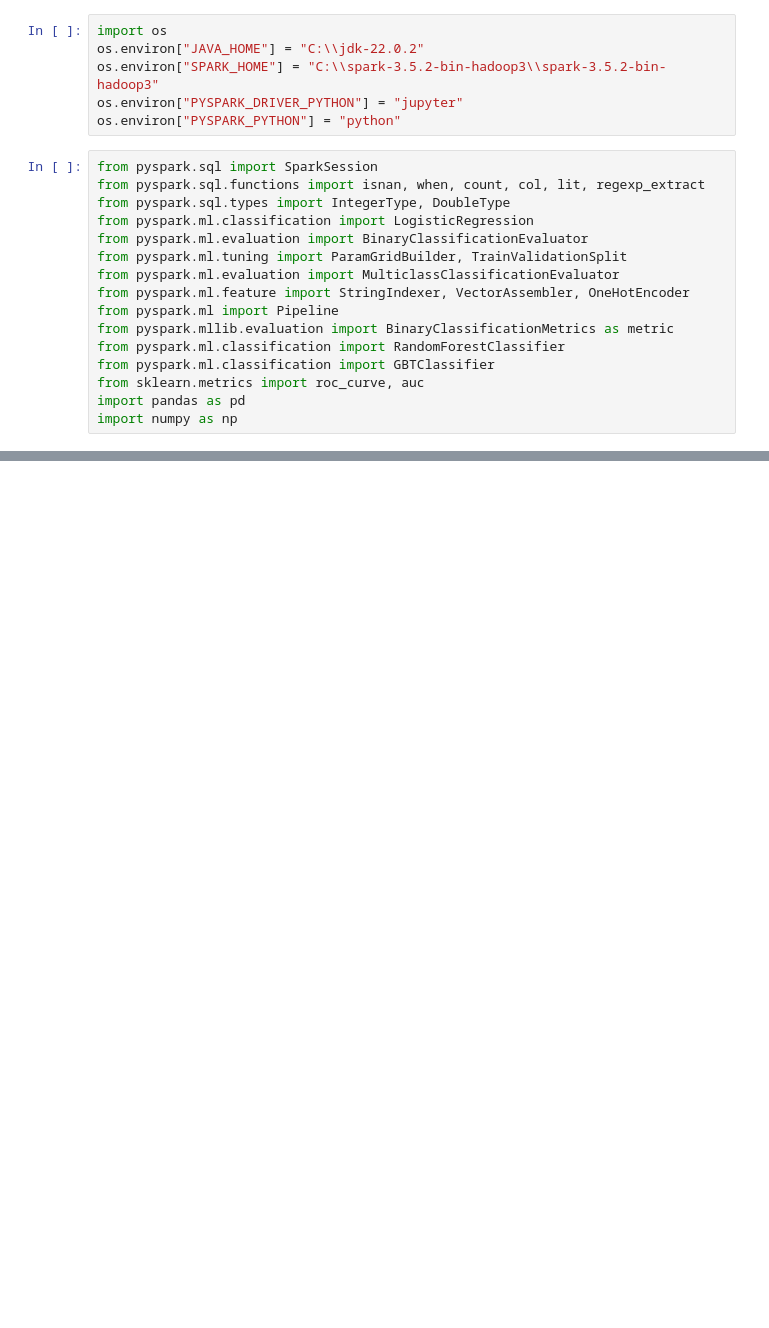
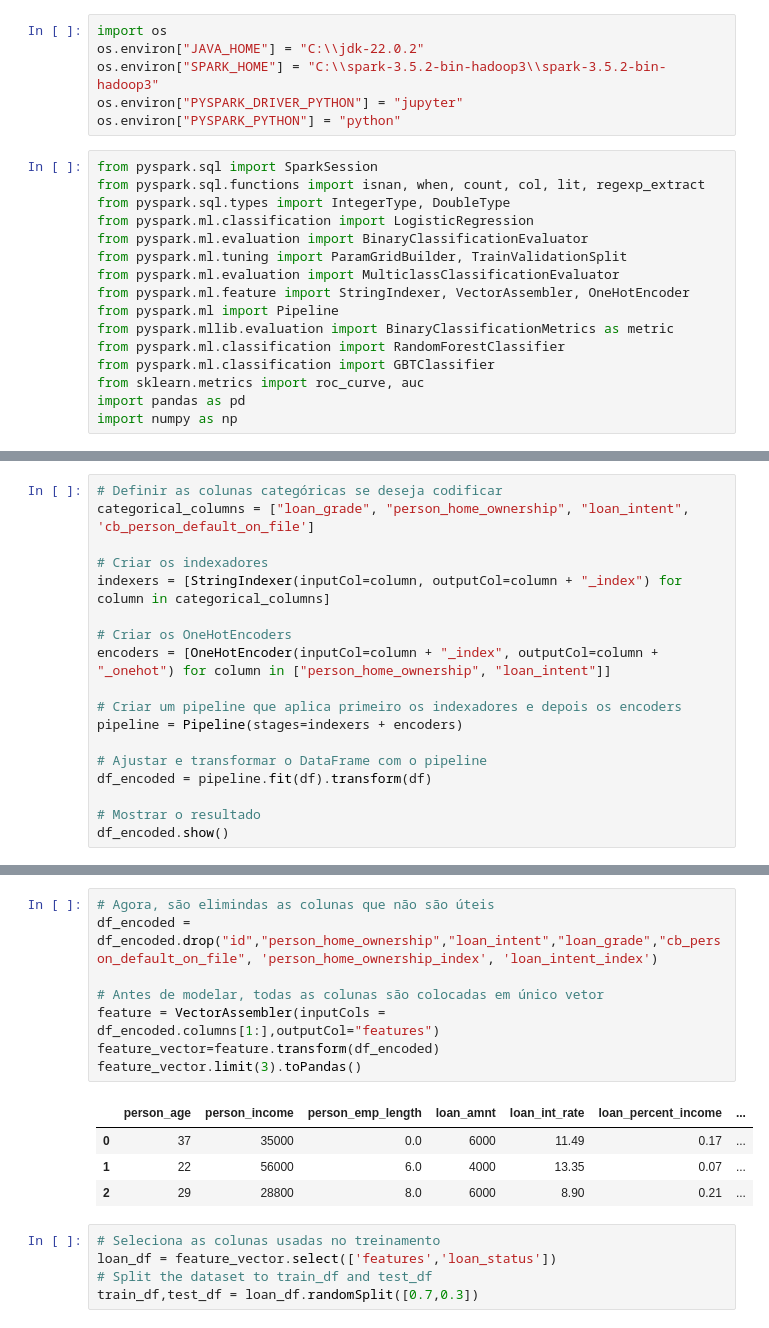
Before and after one commit to GuiRocDuarte/FaculdadeSemestreAtual, a Jupyter notebook: Processamento_de_Dados_Massivos/Loan_Approval/loan.ipynb, the cells around one changed output, grey strips where cells are left out. Saved outputs shown, nothing was run; the diff lists cells and outputs as text; blank space fills up the shorter version.

```diff
--- a/Processamento_de_Dados_Massivos/Loan_Approval/loan.ipynb
+++ b/Processamento_de_Dados_Massivos/Loan_Approval/loan.ipynb
@@ -110,0 +120,18 @@ train.groupby('loan_grade').count().show()
+# %%
+# Definir as colunas categóricas se deseja codificar
+categorical_columns = ["loan_grade", "person_home_ownership", "loan_intent", 'cb_person_default_on_file']
+
+# Criar os indexadores
+indexers = [StringIndexer(inputCol=column, outputCol=column + "_index") for column in categorical_columns]
+
+# Criar os OneHotEncoders
+encoders = [OneHotEncoder(inputCol=column + "_index", outputCol=column + "_onehot") for column in ["person_home_ownership", "loan_intent"]]
+
+# Criar um pipeline que aplica primeiro os indexadores e depois os encoders
+pipeline = Pipeline(stages=indexers + encoders)
+
+# Ajustar e transformar o DataFrame com o pipeline
+df_encoded = pipeline.fit(df).transform(df)
+
+# Mostrar o resultado
+df_encoded.show()
@@ -110,0 +156,18 @@ train.groupby('loan_grade').count().show()
+# %%
+# Agora, são elimindas as colunas que não são úteis
+df_encoded = df_encoded.drop("id","person_home_ownership","loan_intent","loan_grade","cb_person_default_on_file", 'person_home_ownership_index', 'loan_intent_index')
+
+# Antes de modelar, todas as colunas são colocadas em único vetor
+feature = VectorAssembler(inputCols = df_encoded.columns[1:],outputCol="features")
+feature_vector=feature.transform(df_encoded)
+feature_vector.limit(3).toPandas()
+# %% [output]
+|  | person_age | person_income | person_emp_length | loan_amnt | loan_int_rate | loan_percent_income | ... |
+| 0 | 37 | 35000 | 0.0 | 6000 | 11.49 | 0.17 | ... |
+| 1 | 22 | 56000 | 6.0 | 4000 | 13.35 | 0.07 | ... |
+| 2 | 29 | 28800 | 8.0 | 6000 | 8.90 | 0.21 | ... |
+# %%
+# Seleciona as colunas usadas no treinamento
+loan_df = feature_vector.select(['features','loan_status'])
+# Split the dataset to train_df and test_df
+train_df,test_df = loan_df.randomSplit([0.7,0.3])
```
Also changed, not shown: parts of 21 cells of this notebook, 21 other files.
